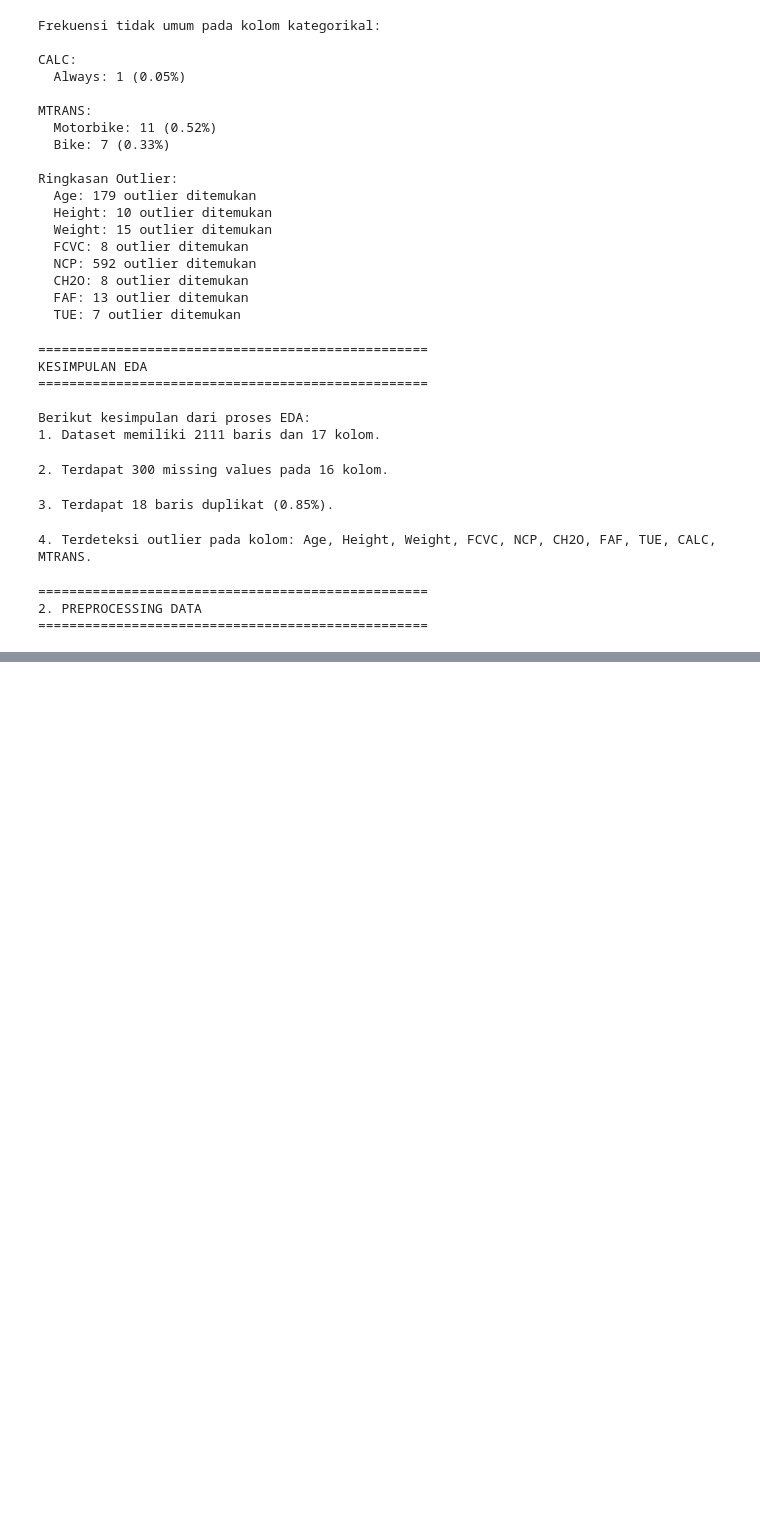
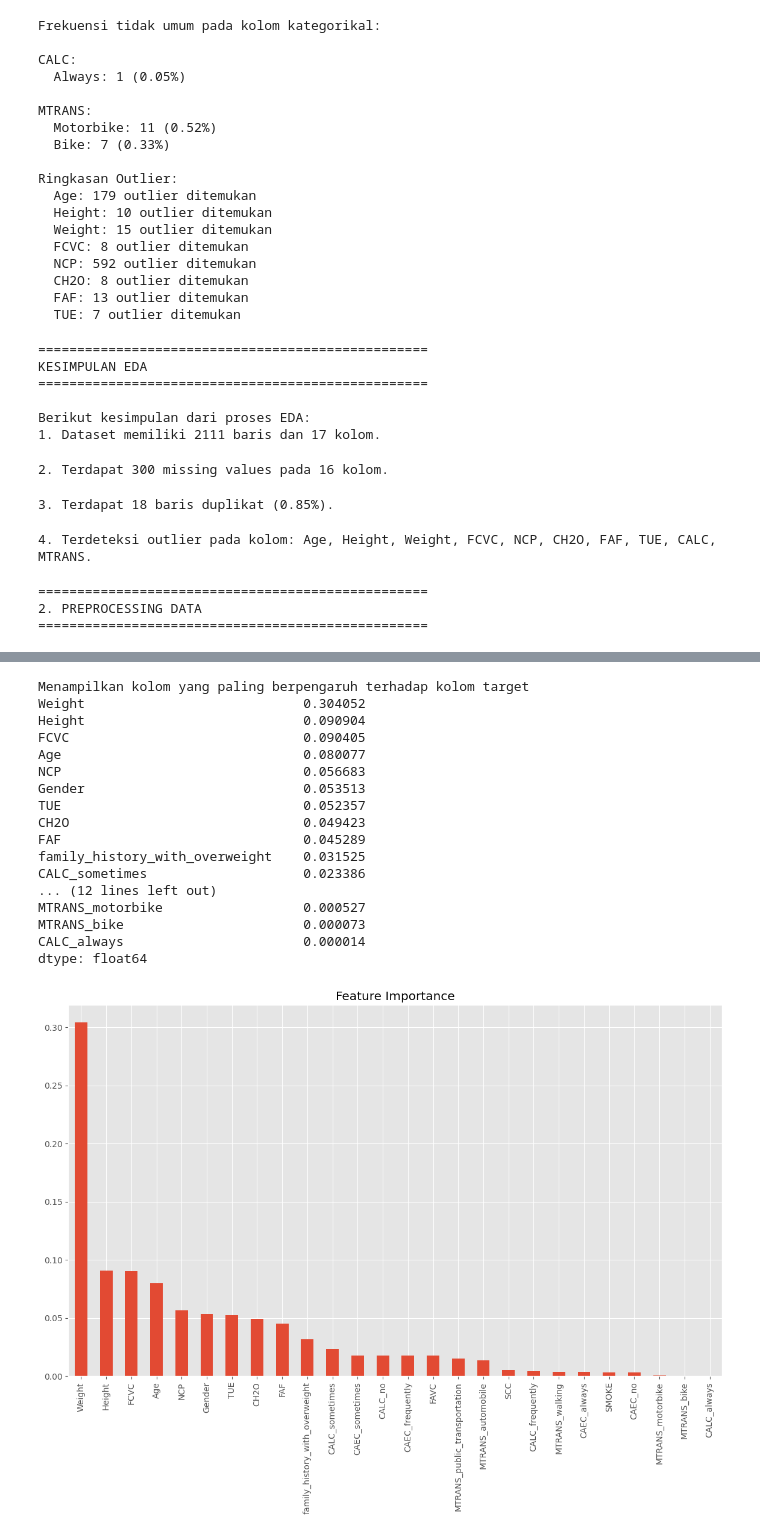
Before and after one commit to Ashief1707/Capstone_Project, a Jupyter notebook: main.ipynb, the cells around one changed output, grey strips where cells are left out. Cells and saved outputs as stored; diff of their text form; code cells hidden in the pictures; blank space fills up the shorter version.

```diff
--- a/main.ipynb
+++ b/main.ipynb
@@ -445,0 +550,11 @@ print("="*50)
+# %%
+# Perbaikan ketidakkonsistensinan data untuk kolom kategorikal
+print("Memperbaiki konsistensi data kategorikal...")
+
+# Mengubah semua nilai kategorikal menjadi lowercase
+categorical_cols = df.select_dtypes(include=['object']).columns
+for col in categorical_cols:
+    df[col] = df[col].str.lower()
+
+print("\nSample data setelah perbaikan:")
+print(df[categorical_cols].head(10))
@@ -445,0 +579,14 @@ print("="*50)
+# %%
+# Show number of duplicates before removal
+print("Jumlah data duplikat sebelum penanganan:", df.duplicated().sum())
+
+# Remove duplicate rows while keeping the first occurrence
+df = df.drop_duplicates(keep='first')
+
+# Show number of duplicates after removal
+print("Jumlah data duplikat setelah penanganan:", df.duplicated().sum())
+
+# Reset index after removing duplicates
+df = df.reset_index(drop=True)
+
+print("\nUkuran dataset setelah penanganan duplikasi:", df.shape)
@@ -445,0 +680,38 @@ print("="*50)
+# %%
+print("\nMenampilkan kolom yang paling berpengaruh terhadap kolom target")
+X = df_encoded.drop('NObeyesdad', axis=1)  # Fitur
+y = df['NObeyesdad']  # Target
+
+# Split data
+X_train, X_test, y_train, y_test = train_test_split(X, y, test_size=0.2, random_state=42)
+
+# Latih model
+model = RandomForestClassifier(random_state=42)
+model.fit(X_train, y_train)
+
+# Cek feature importance
+importance = pd.Series(model.feature_importances_, index=X.columns).sort_values(ascending=False)
+print(importance)
+
+# Visualisasi
+importance.plot(kind='bar', title='Feature Importance')
+plt.show()
+# %% [output]
+Menampilkan kolom yang paling berpengaruh terhadap kolom target
+Weight                            0.304052
+Height                            0.090904
+FCVC                              0.090405
+Age                               0.080077
+NCP                               0.056683
+Gender                            0.053513
+TUE                               0.052357
+CH2O                              0.049423
+FAF                               0.045289
+family_history_with_overweight    0.031525
+CALC_sometimes                    0.023386
+... (12 lines left out)
+MTRANS_motorbike                  0.000527
+MTRANS_bike                       0.000073
+CALC_always                       0.000014
+dtype: float64
+[figure, added]
```
Also changed, not shown: parts of 16 cells of this notebook, 3 other files.
